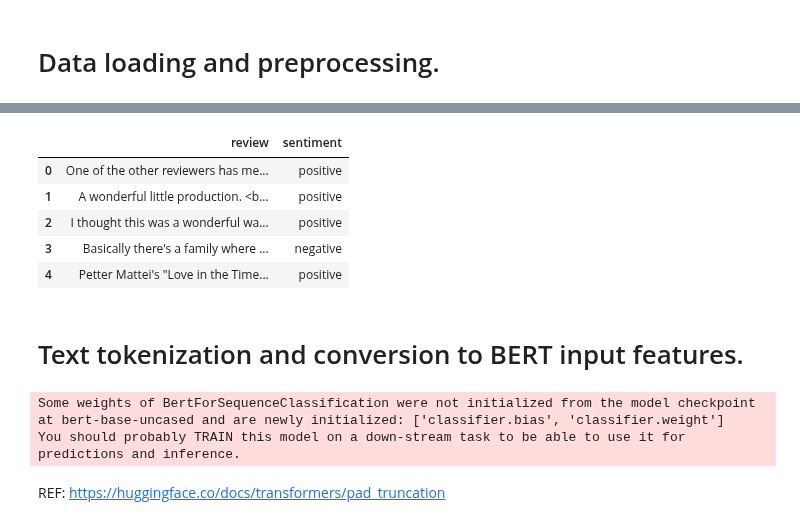
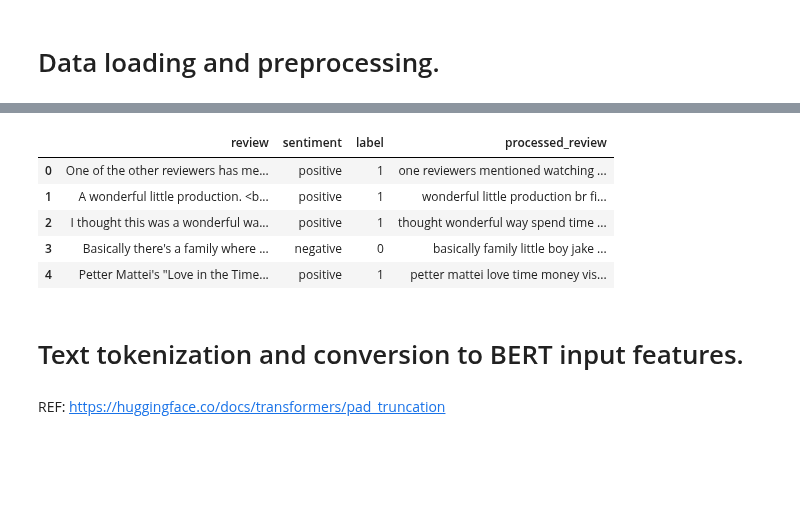
Before and after one commit to samancha/nlp-master, a Jupyter notebook: mod5/NLP_mod5_assignment.ipynb, the cells around one changed output, grey strips where cells are left out. Cells and saved outputs as stored; diff of their text form; code cells hidden in the pictures; blank space fills up the shorter version.

```diff
--- a/mod5/NLP_mod5_assignment.ipynb
+++ b/mod5/NLP_mod5_assignment.ipynb
@@ -38,11 +37,36 @@ from sklearn.metrics import classification_report
+# %%
+def preprocess_text(text):
+    # Convert text to lowercase
+    words = word_tokenize(text)
+
+    # Convert words to lowercase
+    words = [word.lower() for word in words]
+
+    # Remove punctuation from words
+    words = [word for word in words if word.isalnum()]
+
+    # Remove stopwords
+    stop_words = set(stopwords.words('english'))
+    words = [word for word in words if word not in stop_words]
+
+    # Remove duplicate words
+    unique_words = list(dict.fromkeys(words))
+
+    # Join the words back into a string
+    text = ' '.join(unique_words)
+
+    return text
 # %%
-df = pd.read_csv('/content/drive/MyDrive/Colab Notebooks/archive.zip', )
-df.head()
+df = pd.read_csv('/content/drive/MyDrive/Colab Notebooks/datasets/archive.zip', )
+df['label'] = df['sentiment'].apply(lambda x: 1 if x == 'positive' else 0)
+df['processed_review'] = df['review'].apply(preprocess_text)
+df.reset_index(drop=True)
+display(df.head())
 # %% [output]
-|  | review | sentiment |
-| 0 | One of the other reviewers has me... | positive |
-| 1 | A wonderful little production. <b... | positive |
-| 2 | I thought this was a wonderful wa... | positive |
-| 3 | Basically there's a family where ... | negative |
-| 4 | Petter Mattei's "Love in the Time... | positive |
+|  | review | sentiment | label | processed_review |
+| 0 | One of the other reviewers has me... | positive | 1 | one reviewers mentioned watching ... |
+| 1 | A wonderful little production. <b... | positive | 1 | wonderful little production br fi... |
+| 2 | I thought this was a wonderful wa... | positive | 1 | thought wonderful way spend time ... |
+| 3 | Basically there's a family where ... | negative | 0 | basically family little boy jake ... |
+| 4 | Petter Mattei's "Love in the Time... | positive | 1 | petter mattei love time money vis... |
 # %%
@@ -51,9 +76,6 @@ train_df, test_df = train_test_split(df, test_size=0.2)
 # Text tokenization and conversion to BERT input features.
 # %%
 # Load the pre-trained BERT tokenizer and model
-tokenizer = BertTokenizer.from_pretrained("bert-base-uncased")
+tokenizer = BertTokenizer.from_pretrained("bert-base-uncased", do_lower_case=True)
-# %% [output]
-Some weights of BertForSequenceClassification were not initialized from the model checkpoint at bert-base-uncased and are newly initialized: ['classifier.bias', 'classifier.weight']
-You should probably TRAIN this model on a down-stream task to be able to use it for predictions and inference.
 # %% [markdown]
 REF: https://huggingface.co/docs/transformers/pad_truncation
```
Also changed, not shown: parts of 18 cells of this notebook.
